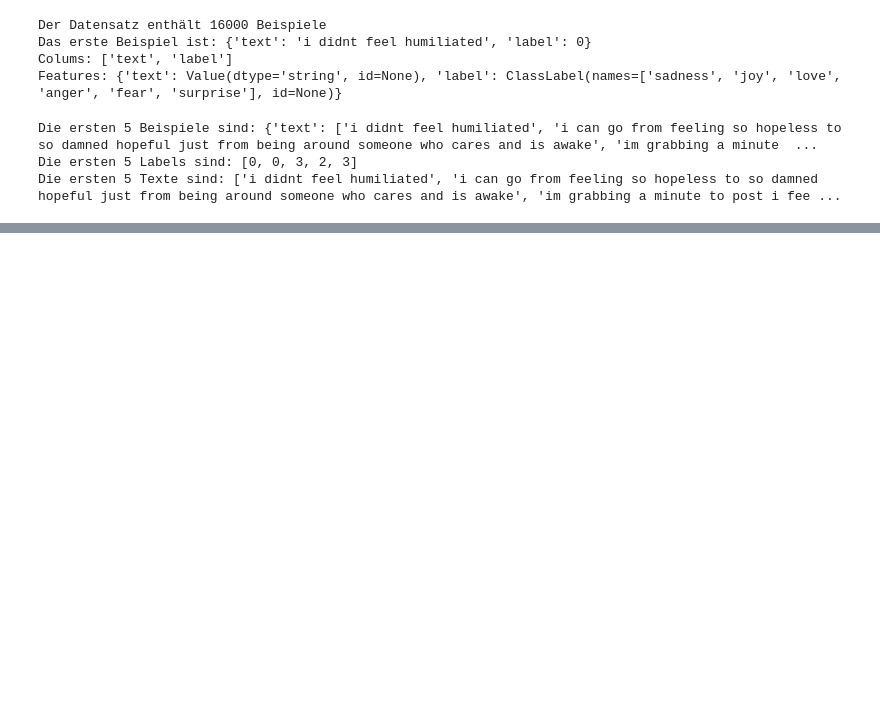
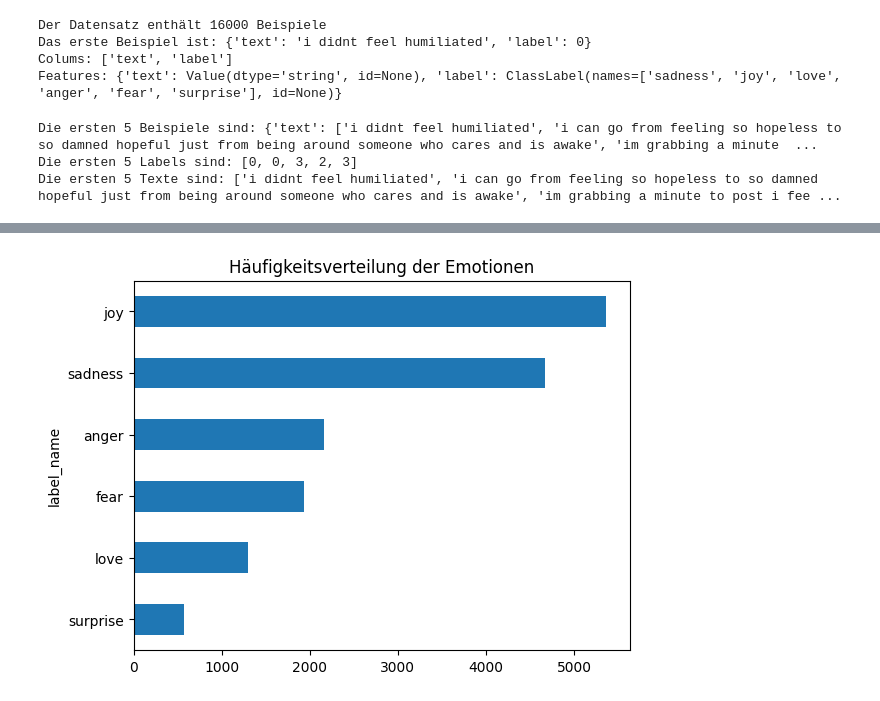
Before and after one commit to Sangeeths11/TwitterClassification, a Jupyter notebook: twitterClassification.ipynb, the cells around one changed output, grey strips where cells are left out. Drawn from its saved outputs; the diff is of its cells as text; code cells hidden in the pictures; blank space fills up the shorter version.

```diff
--- a/twitterClassification.ipynb
+++ b/twitterClassification.ipynb
@@ -63,0 +72,6 @@ df.head()
+# %%
+def label_to_string(label):
+    return emotions["train"].features["label"].int2str(label)
+
+df["label_name"] = df["label"].apply(label_to_string)
+df.head()
@@ -63,0 +85,6 @@ df.head()
+# %%
+df["label_name"].value_counts(ascending=True).plot.barh()
+plt.title("Häufigkeitsverteilung der Emotionen")
+plt.show()
+# %% [output]
+[figure, added]
```
Also changed, not shown: parts of 6 cells of this notebook.
